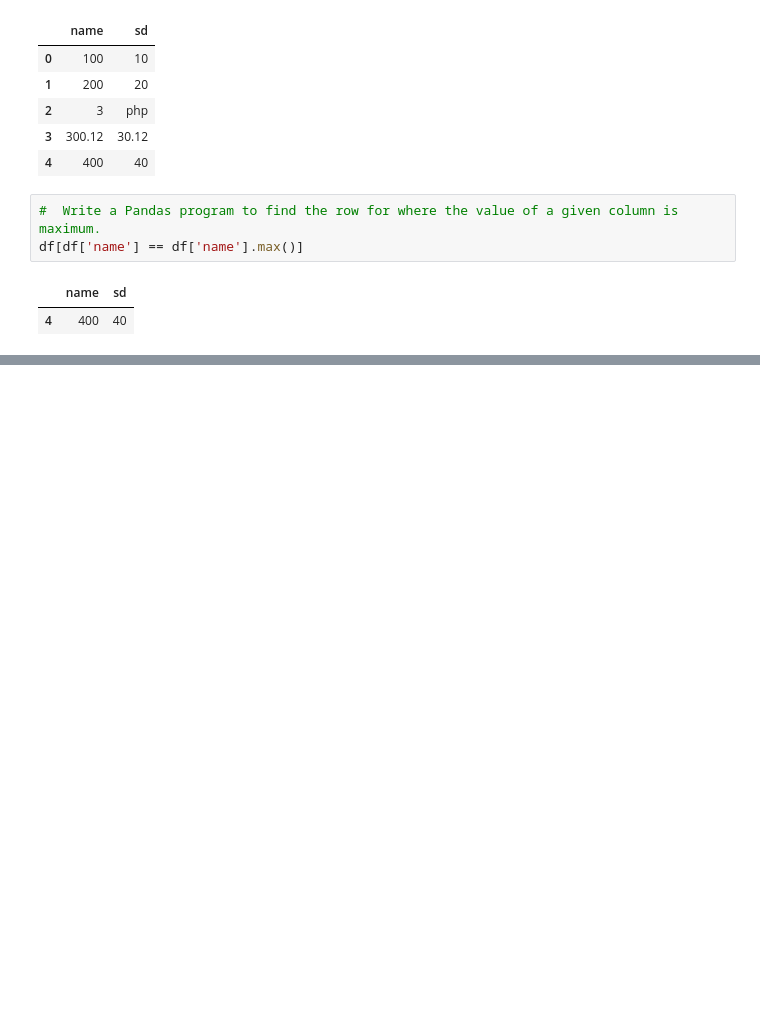
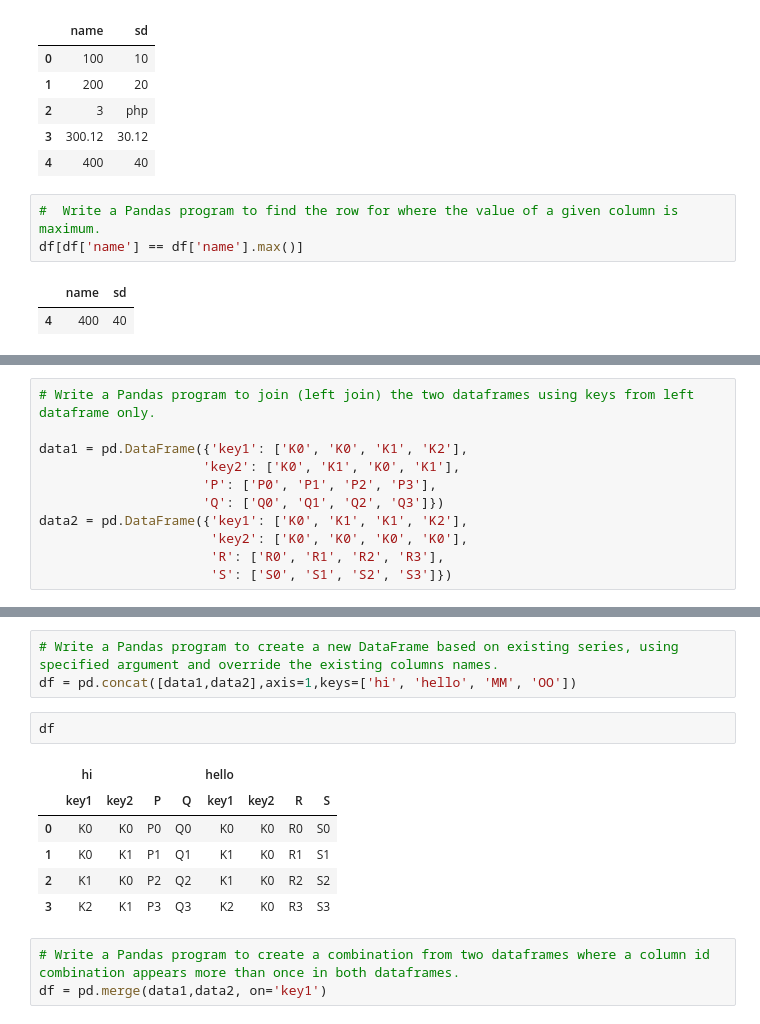
Before and after one commit to hishampaloli/Basic_Data_science_lib, a Jupyter notebook: pandas/PandasExercise.ipynb, the cells around one changed output, grey strips where cells are left out. Cells and saved outputs as stored; diff of their text form; blank space fills up the shorter version.

```diff
--- a/pandas/PandasExercise.ipynb
+++ b/pandas/PandasExercise.ipynb
@@ -658,0 +732,11 @@ df[df['name'] == df['name'].max()]
+# %%
+# Write a Pandas program to join (left join) the two dataframes using keys from left dataframe only.
+
+data1 = pd.DataFrame({'key1': ['K0', 'K0', 'K1', 'K2'],
+                     'key2': ['K0', 'K1', 'K0', 'K1'],
+                     'P': ['P0', 'P1', 'P2', 'P3'],
+                     'Q': ['Q0', 'Q1', 'Q2', 'Q3']})
+data2 = pd.DataFrame({'key1': ['K0', 'K1', 'K1', 'K2'],
+                      'key2': ['K0', 'K0', 'K0', 'K0'],
+                      'R': ['R0', 'R1', 'R2', 'R3'],
+                      'S': ['S0', 'S1', 'S2', 'S3']})
@@ -658,0 +775,15 @@ df[df['name'] == df['name'].max()]
+# %%
+# Write a Pandas program to create a new DataFrame based on existing series, using specified argument and override the existing columns names.
+df = pd.concat([data1,data2],axis=1,keys=['hi', 'hello', 'MM', 'OO'])
+# %%
+df
+# %% [output]
+|  | hi |  |  |  | hello |  |  |  |
+|  | key1 | key2 | P | Q | key1 | key2 | R | S |
+| 0 | K0 | K0 | P0 | Q0 | K0 | K0 | R0 | S0 |
+| 1 | K0 | K1 | P1 | Q1 | K1 | K0 | R1 | S1 |
+| 2 | K1 | K0 | P2 | Q2 | K1 | K0 | R2 | S2 |
+| 3 | K2 | K1 | P3 | Q3 | K2 | K0 | R3 | S3 |
+# %%
+# Write a Pandas program to create a combination from two dataframes where a column id combination appears more than once in both dataframes.
+df = pd.merge(data1,data2, on='key1')
```
Also changed, not shown: parts of 21 cells of this notebook, 2 other files.
